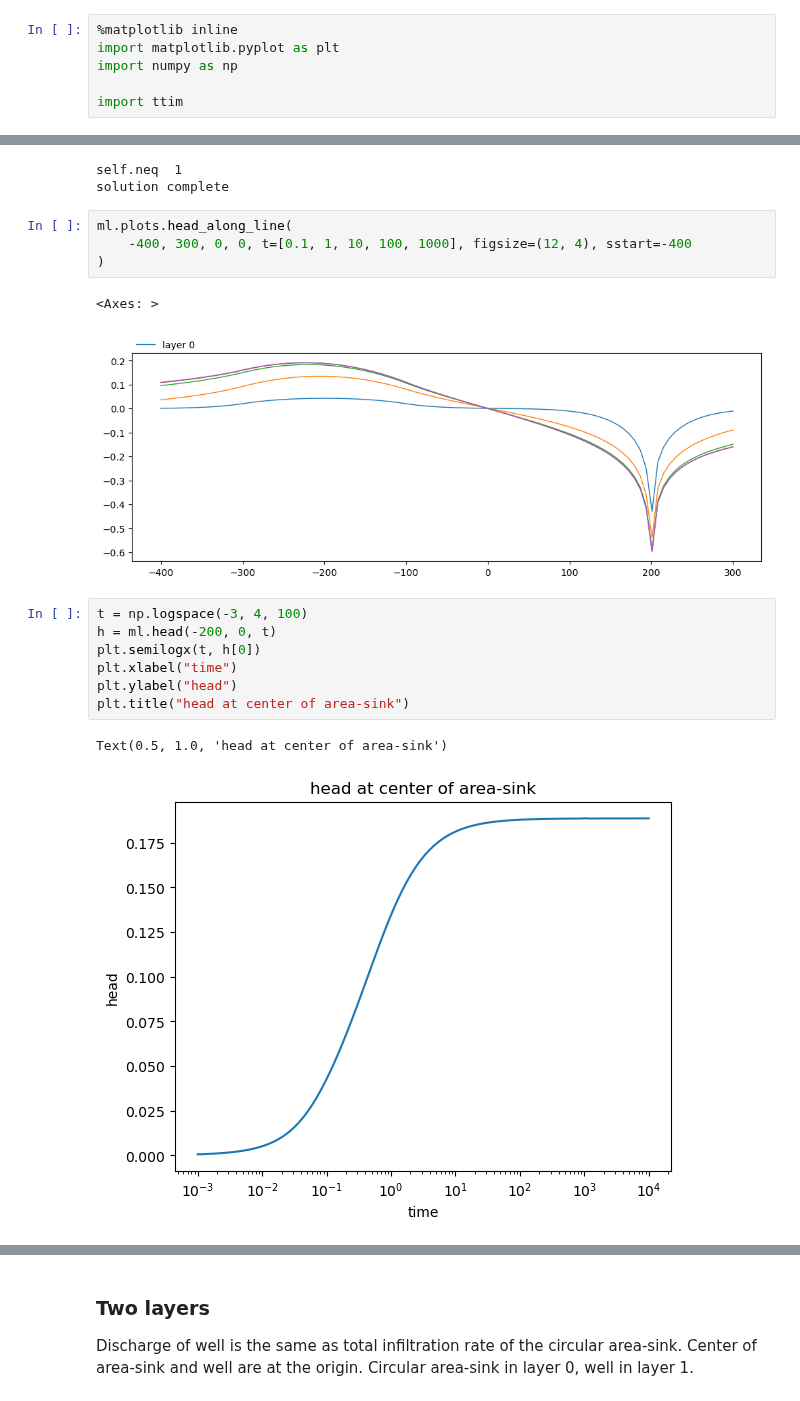
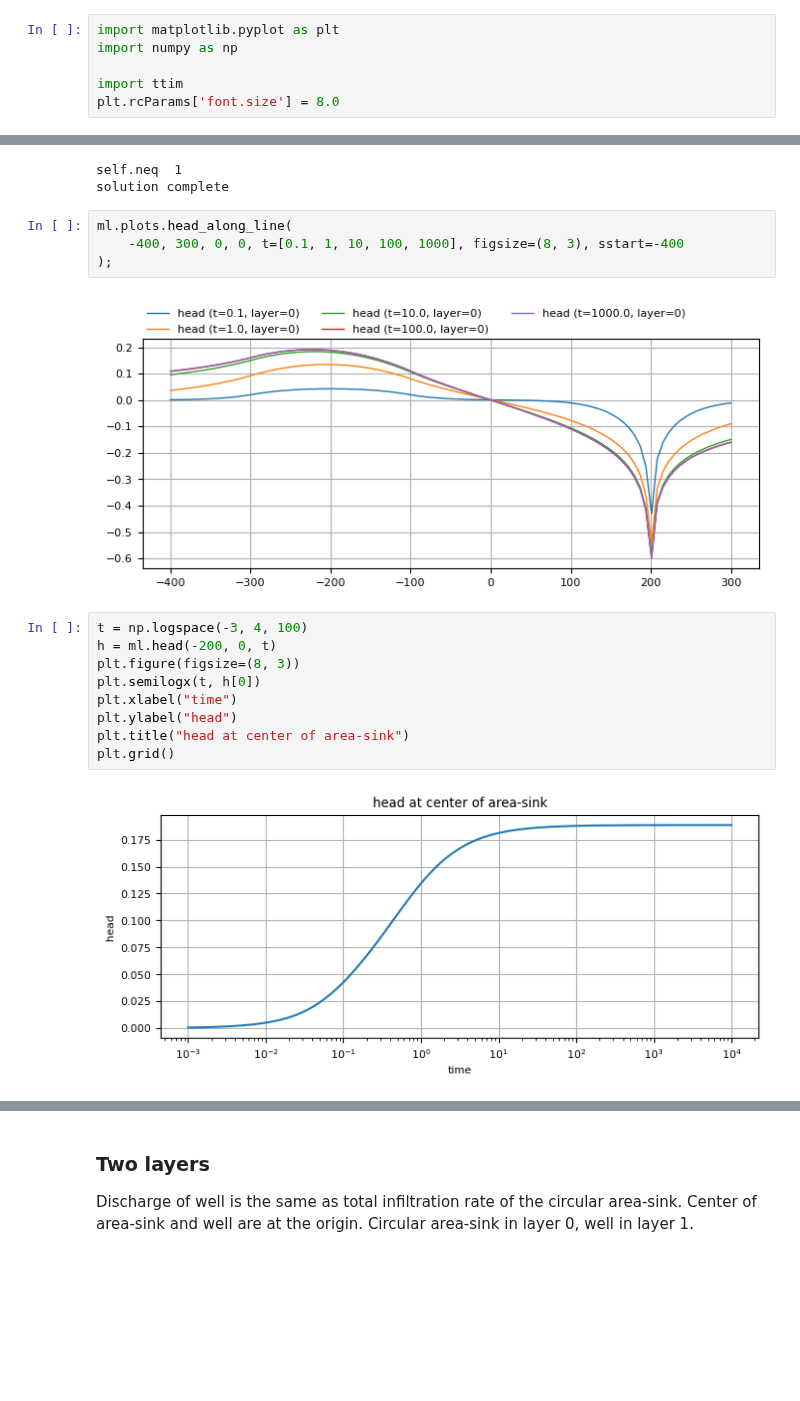
Before and after one commit to mbakker7/ttim, a Jupyter notebook: docs/03examples/circareasink_example.ipynb, the cells around one changed output, grey strips where cells are left out. Cells and saved outputs as stored; diff of their text form; blank space fills up the shorter version.

```diff
--- a/docs/03examples/circareasink_example.ipynb
+++ b/docs/03examples/circareasink_example.ipynb
@@ -1,9 +1,9 @@
 # %%
-%matplotlib inline
 import matplotlib.pyplot as plt
 import numpy as np
 
 import ttim
+plt.rcParams['font.size'] = 8.0
 # %% [markdown]
 ### Circular area-sink
 Circular area-sink with radius 100 m, located at the origin.
@@ -53,21 +53,21 @@ self.neq  1
 solution complete
 # %%
 ml.plots.head_along_line(
-    -400, 300, 0, 0, t=[0.1, 1, 10, 100, 1000], figsize=(12, 4), sstart=-400
-)
+    -400, 300, 0, 0, t=[0.1, 1, 10, 100, 1000], figsize=(8, 3), sstart=-400
+);
 # %% [output]
-<Axes: >
-[figure, old version]
+[figure, new version]
 # %%
 t = np.logspace(-3, 4, 100)
 h = ml.head(-200, 0, t)
+plt.figure(figsize=(8, 3))
 plt.semilogx(t, h[0])
 plt.xlabel("time")
 plt.ylabel("head")
 plt.title("head at center of area-sink")
+plt.grid()
 # %% [output]
-Text(0.5, 1.0, 'head at center of area-sink')
-[figure, old version]
+[figure, new version]
 # %%
 N = 0.001
 R = 100
```
Also changed, not shown: parts of 5 cells of this notebook, 1 other file.
